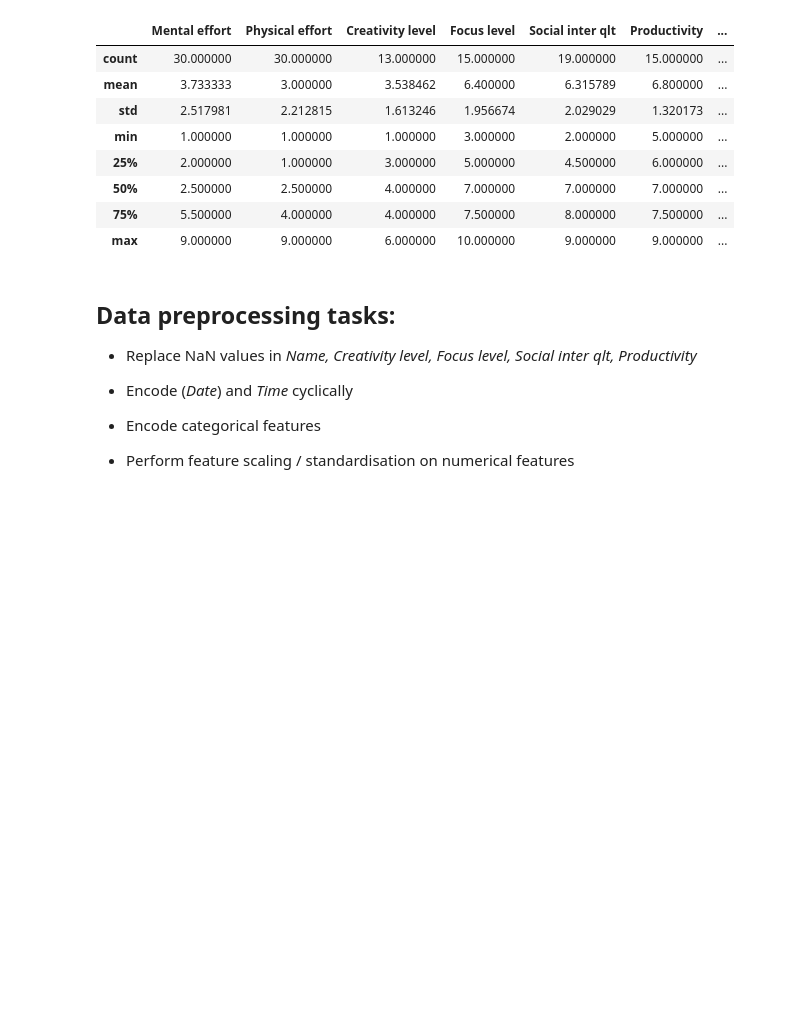
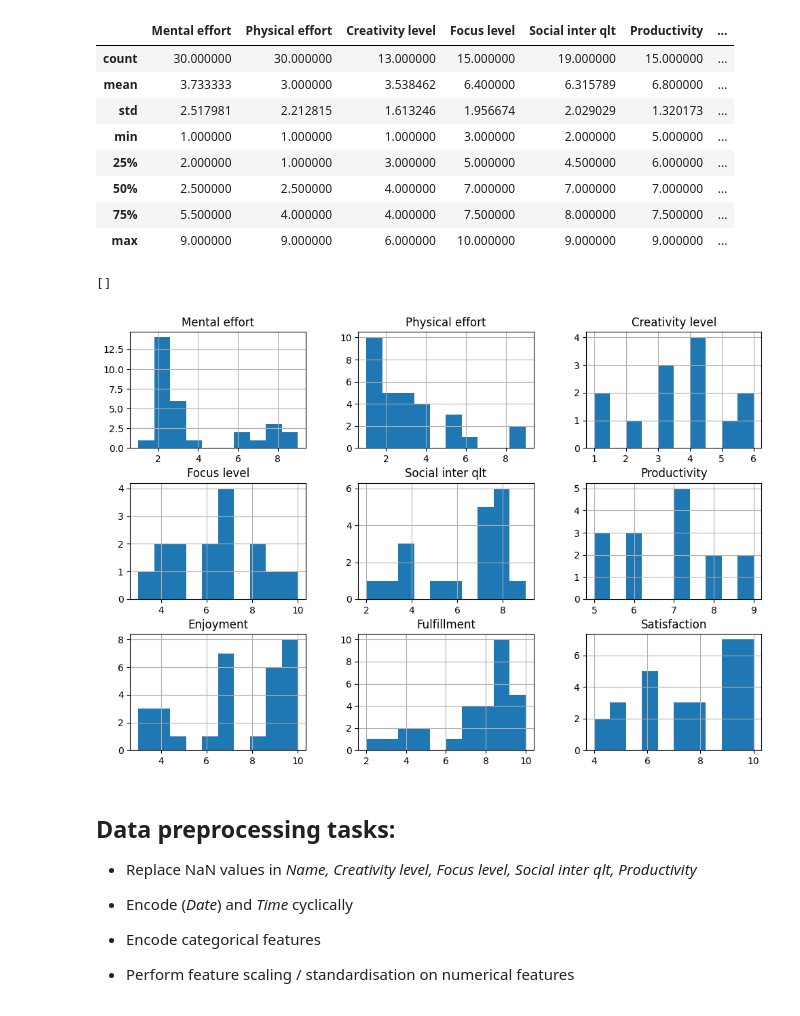
Before and after one commit to mikhail-mat/activity-satisfaction, a Jupyter notebook: model.ipynb, the cells around one changed output. Saved outputs shown, nothing was run; the diff lists cells and outputs as text; code cells hidden in the pictures; blank space fills up the shorter version.

```diff
--- a/model.ipynb
+++ b/model.ipynb
@@ -55,6 +56,12 @@ df.describe()
 | 50% | 2.500000 | 2.500000 | 4.000000 | 7.000000 | 7.000000 | 7.000000 | ... |
 | 75% | 5.500000 | 4.000000 | 4.000000 | 7.500000 | 8.000000 | 7.500000 | ... |
 | max | 9.000000 | 9.000000 | 6.000000 | 10.000000 | 9.000000 | 9.000000 | ... |
+# %%
+df.hist(bins=10, figsize=(12, 8))
+plt.plot()
+# %% [output]
+[]
+[figure, added]
 # %% [markdown]
 ## Data preprocessing tasks:
 
```
Also changed, not shown: parts of 7 cells of this notebook.
